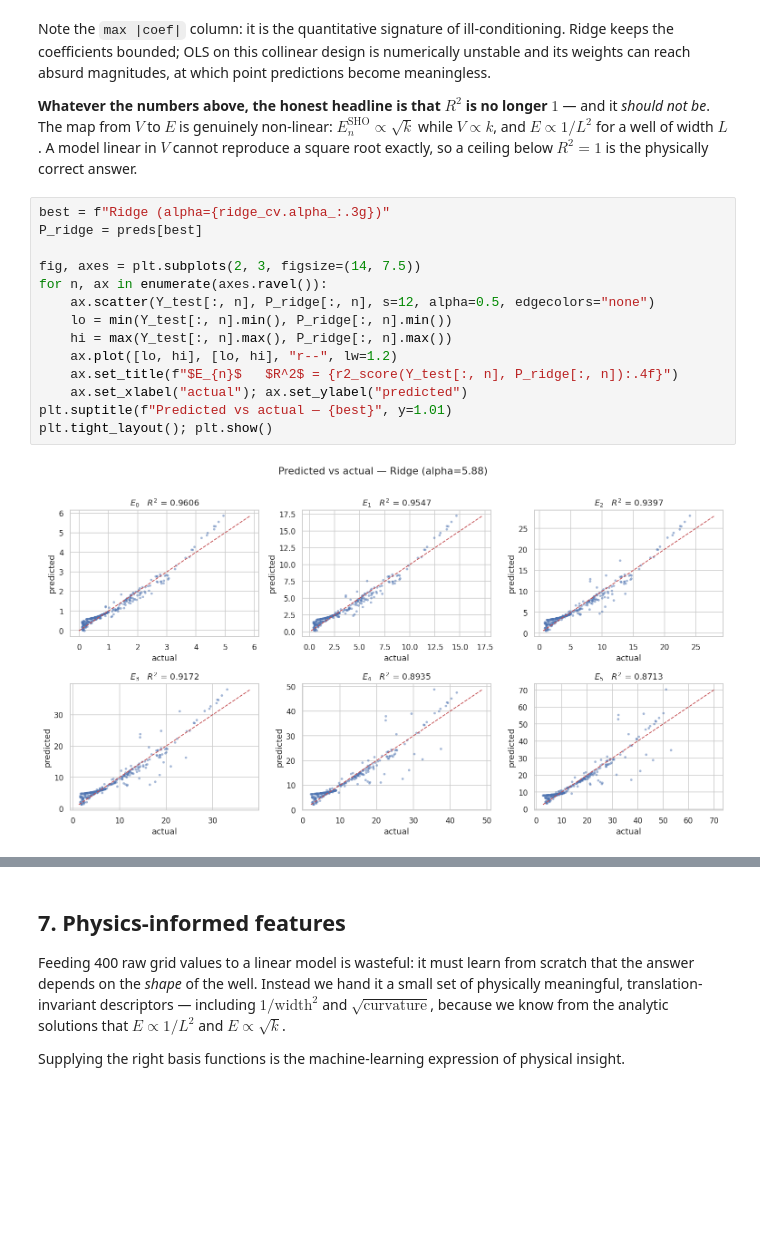
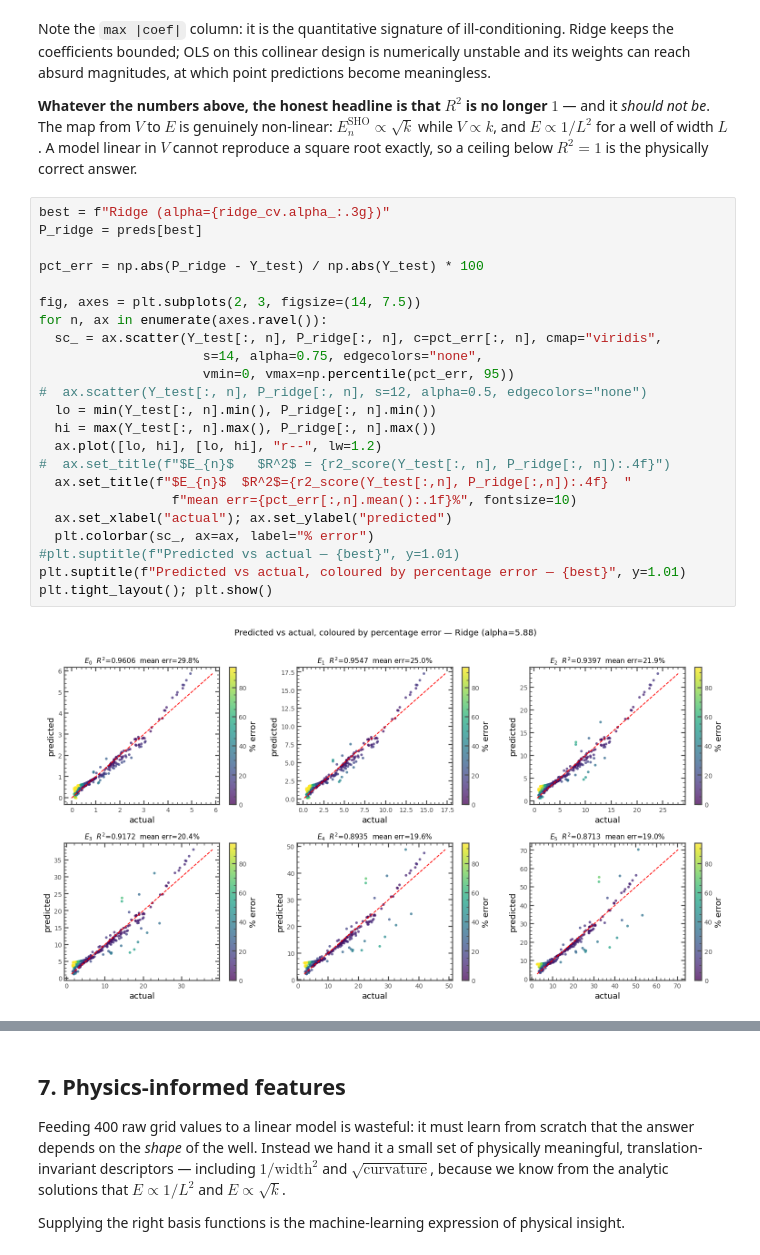
Before and after one commit to navgaur/SP-QM_ML-2025, a Jupyter notebook: QM_ML_update.ipynb, the cells around one changed output, grey strips where cells are left out. Drawn from its saved outputs; the diff is of its cells as text; blank space fills up the shorter version.

```diff
--- a/QM_ML_update.ipynb
+++ b/QM_ML_update.ipynb
@@ -533,16 +533,25 @@ $R^2=1$ is the physically correct answer.
 # %%
 best = f"Ridge (alpha={ridge_cv.alpha_:.3g})"
 P_ridge = preds[best]
 
+pct_err = np.abs(P_ridge - Y_test) / np.abs(Y_test) * 100
+
 fig, axes = plt.subplots(2, 3, figsize=(14, 7.5))
 for n, ax in enumerate(axes.ravel()):
-    ax.scatter(Y_test[:, n], P_ridge[:, n], s=12, alpha=0.5, edgecolors="none")
-    lo = min(Y_test[:, n].min(), P_ridge[:, n].min())
-    hi = max(Y_test[:, n].max(), P_ridge[:, n].max())
-    ax.plot([lo, hi], [lo, hi], "r--", lw=1.2)
-    ax.set_title(f"$E_{n}$   $R^2$ = {r2_score(Y_test[:, n], P_ridge[:, n]):.4f}")
-    ax.set_xlabel("actual"); ax.set_ylabel("predicted")
-plt.suptitle(f"Predicted vs actual — {best}", y=1.01)
+  sc_ = ax.scatter(Y_test[:, n], P_ridge[:, n], c=pct_err[:, n], cmap="viridis",
+                     s=14, alpha=0.75, edgecolors="none",
+                     vmin=0, vmax=np.percentile(pct_err, 95))
+#  ax.scatter(Y_test[:, n], P_ridge[:, n], s=12, alpha=0.5, edgecolors="none")
+  lo = min(Y_test[:, n].min(), P_ridge[:, n].min())
+  hi = max(Y_test[:, n].max(), P_ridge[:, n].max())
+  ax.plot([lo, hi], [lo, hi], "r--", lw=1.2)
+#  ax.set_title(f"$E_{n}$   $R^2$ = {r2_score(Y_test[:, n], P_ridge[:, n]):.4f}")
+  ax.set_title(f"$E_{n}$  $R^2$={r2_score(Y_test[:,n], P_ridge[:,n]):.4f}  "
+                 f"mean err={pct_err[:,n].mean():.1f}%", fontsize=10)
+  ax.set_xlabel("actual"); ax.set_ylabel("predicted")
+  plt.colorbar(sc_, ax=ax, label="% error")
+#plt.suptitle(f"Predicted vs actual — {best}", y=1.01)
+plt.suptitle(f"Predicted vs actual, coloured by percentage error — {best}", y=1.01)
 plt.tight_layout(); plt.show()
 # %% [output]
-[figure, old version]
+[figure, new version]
```
Also changed, not shown: parts of 3 cells of this notebook.
